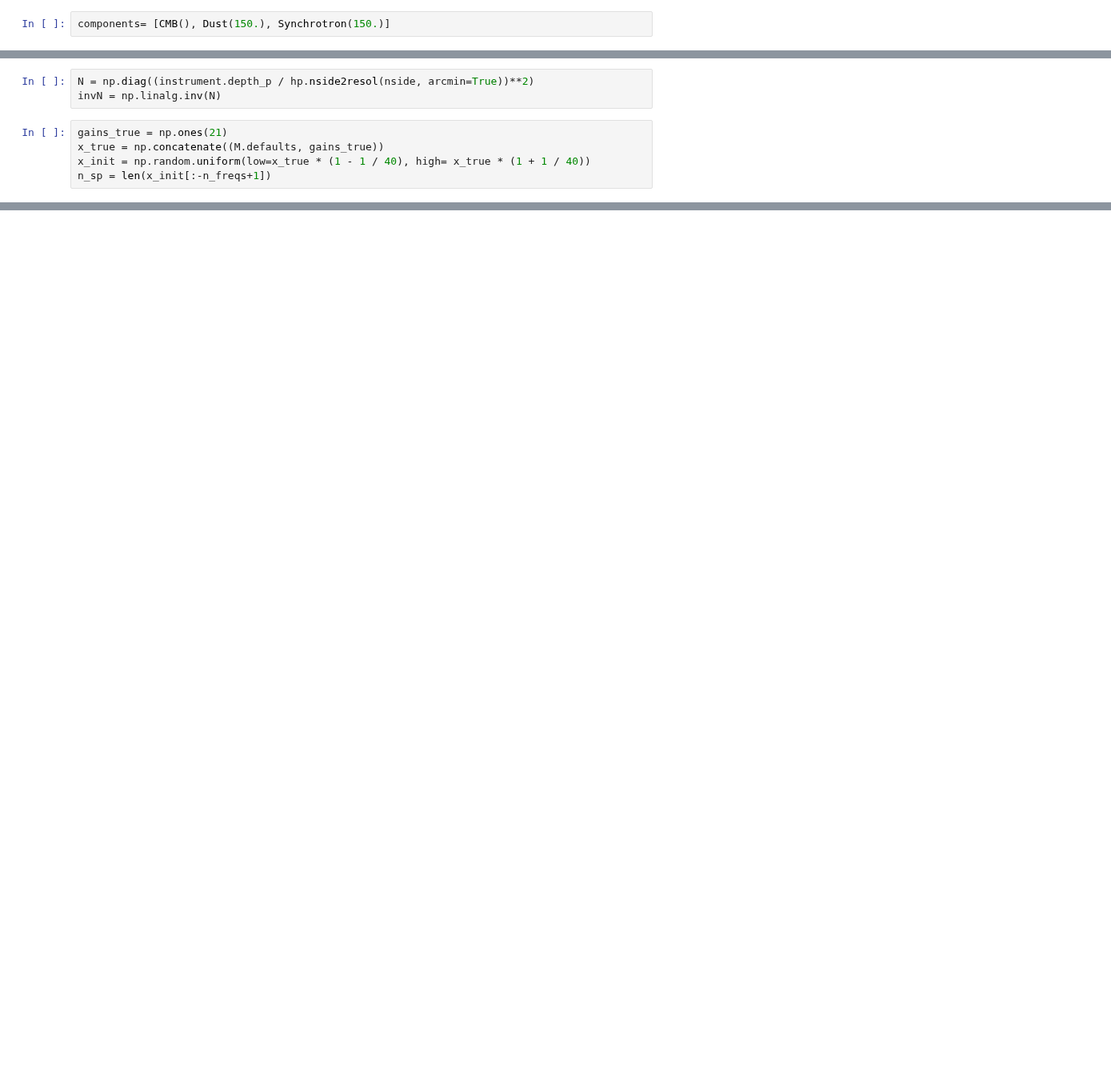
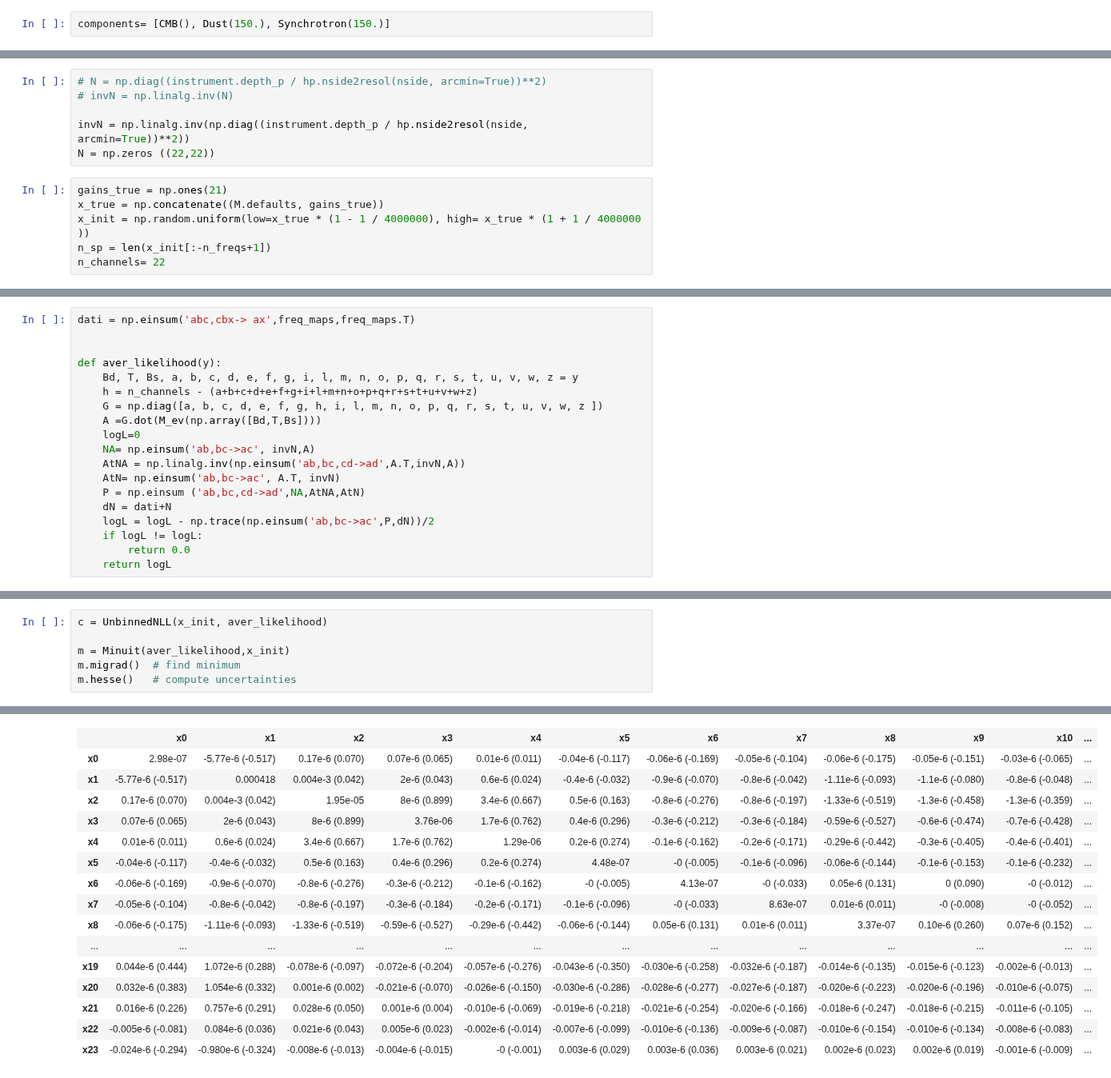
Before and after one commit to AlicePirotta/APC, a Jupyter notebook: residuals_final.ipynb, the cells around one changed output, grey strips where cells are left out. Shown at 80% size. Drawn from its saved outputs; the diff is of its cells as text; blank space fills up the shorter version.

```diff
--- a/residuals_final.ipynb
+++ b/residuals_final.ipynb
@@ -41,11 +46,15 @@ M_ev = M.evaluator(instrument.frequency)
 M_dB_ev = M.diff_evaluator(instrument.frequency)
 M_dB_dB_ev= M.diff_diff_evaluator(instrument.frequency)
 # %%
-N = np.diag((instrument.depth_p / hp.nside2resol(nside, arcmin=True))**2)
-invN = np.linalg.inv(N)
+# N = np.diag((instrument.depth_p / hp.nside2resol(nside, arcmin=True))**2)
+# invN = np.linalg.inv(N)
+
+invN = np.linalg.inv(np.diag((instrument.depth_p / hp.nside2resol(nside, arcmin=True))**2))
+N = np.zeros ((22,22))
 # %%
 gains_true = np.ones(21)
 x_true = np.concatenate((M.defaults, gains_true))
-x_init = np.random.uniform(low=x_true * (1 - 1 / 40), high= x_true * (1 + 1 / 40))
+x_init = np.random.uniform(low=x_true * (1 - 1 / 4000000), high= x_true * (1 + 1 / 4000000 ))
 n_sp = len(x_init[:-n_freqs+1])
+n_channels= 22
 # %%
@@ -80,0 +79,19 @@ print(result.x)
+# %%
+dati = np.einsum('abc,cbx-> ax',freq_maps,freq_maps.T)
+
+
+def aver_likelihood(y):
+    Bd, T, Bs, a, b, c, d, e, f, g, i, l, m, n, o, p, q, r, s, t, u, v, w, z = y
+    h = n_channels - (a+b+c+d+e+f+g+i+l+m+n+o+p+q+r+s+t+u+v+w+z)
+    G = np.diag([a, b, c, d, e, f, g, h, i, l, m, n, o, p, q, r, s, t, u, v, w, z ])
+    A =G.dot(M_ev(np.array([Bd,T,Bs])))
+    logL=0
+    NA= np.einsum('ab,bc->ac', invN,A)
+    AtNA = np.linalg.inv(np.einsum('ab,bc,cd->ad',A.T,invN,A))
+    AtN= np.einsum('ab,bc->ac', A.T, invN)
+    P = np.einsum ('ab,bc,cd->ad',NA,AtNA,AtN)
+    dN = dati+N
+    logL = logL - np.trace(np.einsum('ab,bc->ac',P,dN))/2
+    if logL != logL:
+        return 0.0
+    return logL
@@ -80,0 +111,7 @@ print(result.x)
+# %%
+c = UnbinnedNLL(x_init, aver_likelihood)
+
+m = Minuit(aver_likelihood,x_init)
+m.migrad()  # find minimum
+m.hesse()   # compute uncertainties
+# %% [output]
@@ -80,0 +140,16 @@ print(result.x)
+|  | x0 | x1 | x2 | x3 | x4 | x5 | x6 | x7 | x8 | x9 | x10 | ... |
+| x0 | 2.98e-07 | -5.77e-6 (-0.517) | 0.17e-6 (0.070) | 0.07e-6 (0.065) | 0.01e-6 (0.011) | -0.04e-6 (-0.117) | -0.06e-6 (-0.169) | -0.05e-6 (-0.104) | -0.06e-6 (-0.175) | -0.05e-6 (-0.151) | -0.03e-6 (-0.065) | ... |
+| x1 | -5.77e-6 (-0.517) | 0.000418 | 0.004e-3 (0.042) | 2e-6 (0.043) | 0.6e-6 (0.024) | -0.4e-6 (-0.032) | -0.9e-6 (-0.070) | -0.8e-6 (-0.042) | -1.11e-6 (-0.093) | -1.1e-6 (-0.080) | -0.8e-6 (-0.048) | ... |
+| x2 | 0.17e-6 (0.070) | 0.004e-3 (0.042) | 1.95e-05 | 8e-6 (0.899) | 3.4e-6 (0.667) | 0.5e-6 (0.163) | -0.8e-6 (-0.276) | -0.8e-6 (-0.197) | -1.33e-6 (-0.519) | -1.3e-6 (-0.458) | -1.3e-6 (-0.359) | ... |
+| x3 | 0.07e-6 (0.065) | 2e-6 (0.043) | 8e-6 (0.899) | 3.76e-06 | 1.7e-6 (0.762) | 0.4e-6 (0.296) | -0.3e-6 (-0.212) | -0.3e-6 (-0.184) | -0.59e-6 (-0.527) | -0.6e-6 (-0.474) | -0.7e-6 (-0.428) | ... |
+| x4 | 0.01e-6 (0.011) | 0.6e-6 (0.024) | 3.4e-6 (0.667) | 1.7e-6 (0.762) | 1.29e-06 | 0.2e-6 (0.274) | -0.1e-6 (-0.162) | -0.2e-6 (-0.171) | -0.29e-6 (-0.442) | -0.3e-6 (-0.405) | -0.4e-6 (-0.401) | ... |
+| x5 | -0.04e-6 (-0.117) | -0.4e-6 (-0.032) | 0.5e-6 (0.163) | 0.4e-6 (0.296) | 0.2e-6 (0.274) | 4.48e-07 | -0 (-0.005) | -0.1e-6 (-0.096) | -0.06e-6 (-0.144) | -0.1e-6 (-0.153) | -0.1e-6 (-0.232) | ... |
+| x6 | -0.06e-6 (-0.169) | -0.9e-6 (-0.070) | -0.8e-6 (-0.276) | -0.3e-6 (-0.212) | -0.1e-6 (-0.162) | -0 (-0.005) | 4.13e-07 | -0 (-0.033) | 0.05e-6 (0.131) | 0 (0.090) | -0 (-0.012) | ... |
+| x7 | -0.05e-6 (-0.104) | -0.8e-6 (-0.042) | -0.8e-6 (-0.197) | -0.3e-6 (-0.184) | -0.2e-6 (-0.171) | -0.1e-6 (-0.096) | -0 (-0.033) | 8.63e-07 | 0.01e-6 (0.011) | -0 (-0.008) | -0 (-0.052) | ... |
+| x8 | -0.06e-6 (-0.175) | -1.11e-6 (-0.093) | -1.33e-6 (-0.519) | -0.59e-6 (-0.527) | -0.29e-6 (-0.442) | -0.06e-6 (-0.144) | 0.05e-6 (0.131) | 0.01e-6 (0.011) | 3.37e-07 | 0.10e-6 (0.260) | 0.07e-6 (0.152) | ... |
+| ... | ... | ... | ... | ... | ... | ... | ... | ... | ... | ... | ... | ... |
+| x19 | 0.044e-6 (0.444) | 1.072e-6 (0.288) | -0.078e-6 (-0.097) | -0.072e-6 (-0.204) | -0.057e-6 (-0.276) | -0.043e-6 (-0.350) | -0.030e-6 (-0.258) | -0.032e-6 (-0.187) | -0.014e-6 (-0.135) | -0.015e-6 (-0.123) | -0.002e-6 (-0.013) | ... |
+| x20 | 0.032e-6 (0.383) | 1.054e-6 (0.332) | 0.001e-6 (0.002) | -0.021e-6 (-0.070) | -0.026e-6 (-0.150) | -0.030e-6 (-0.286) | -0.028e-6 (-0.277) | -0.027e-6 (-0.187) | -0.020e-6 (-0.223) | -0.020e-6 (-0.196) | -0.010e-6 (-0.075) | ... |
+| x21 | 0.016e-6 (0.226) | 0.757e-6 (0.291) | 0.028e-6 (0.050) | 0.001e-6 (0.004) | -0.010e-6 (-0.069) | -0.019e-6 (-0.218) | -0.021e-6 (-0.254) | -0.020e-6 (-0.166) | -0.018e-6 (-0.247) | -0.018e-6 (-0.215) | -0.011e-6 (-0.105) | ... |
+| x22 | -0.005e-6 (-0.081) | 0.084e-6 (0.036) | 0.021e-6 (0.043) | 0.005e-6 (0.023) | -0.002e-6 (-0.014) | -0.007e-6 (-0.099) | -0.010e-6 (-0.136) | -0.009e-6 (-0.087) | -0.010e-6 (-0.154) | -0.010e-6 (-0.134) | -0.008e-6 (-0.083) | ... |
+| x23 | -0.024e-6 (-0.294) | -0.980e-6 (-0.324) | -0.008e-6 (-0.013) | -0.004e-6 (-0.015) | -0 (-0.001) | 0.003e-6 (0.029) | 0.003e-6 (0.036) | 0.003e-6 (0.021) | 0.002e-6 (0.023) | 0.002e-6 (0.019) | -0.001e-6 (-0.009) | ... |
```
Also changed, not shown: parts of 22 cells of this notebook.
